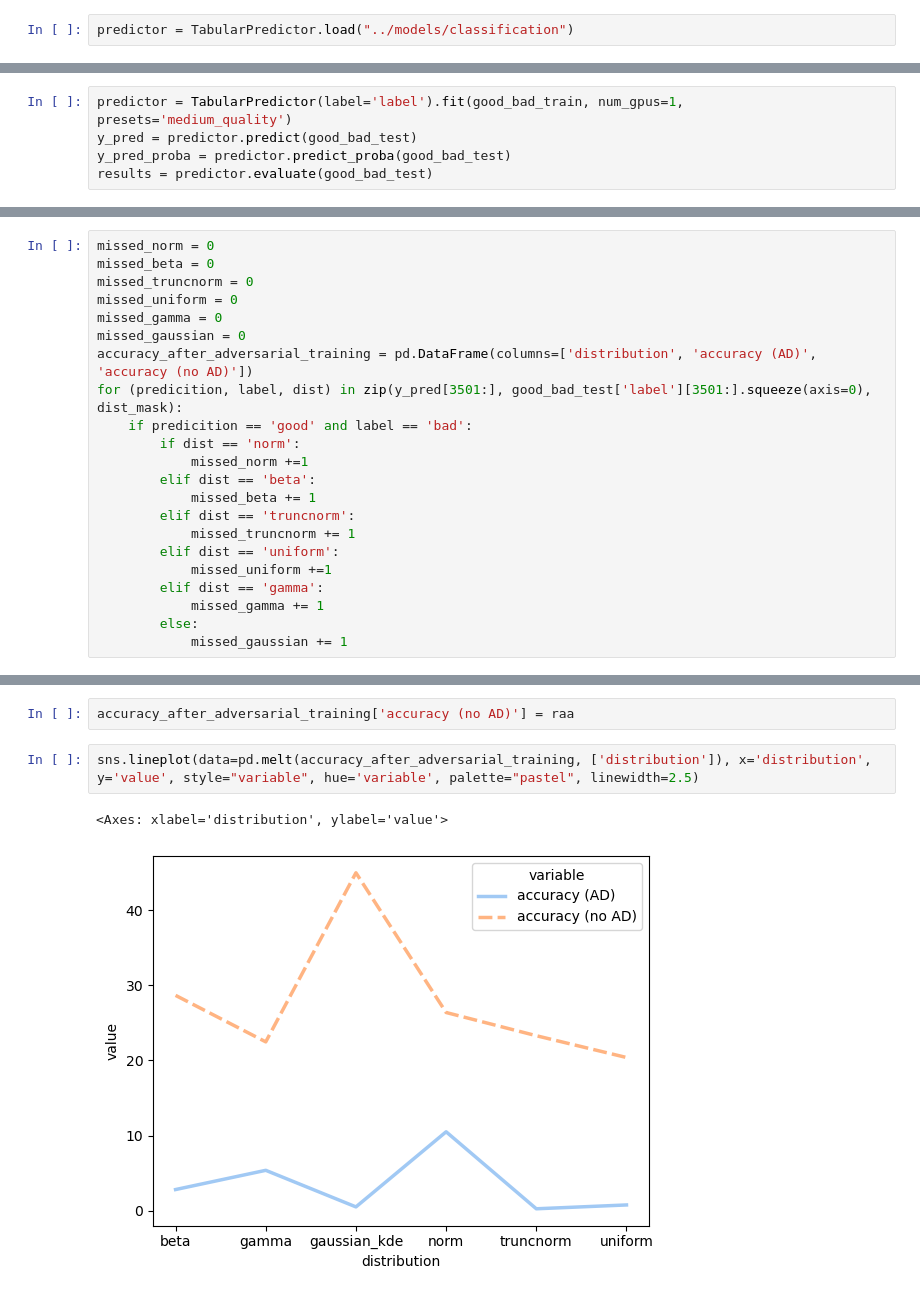
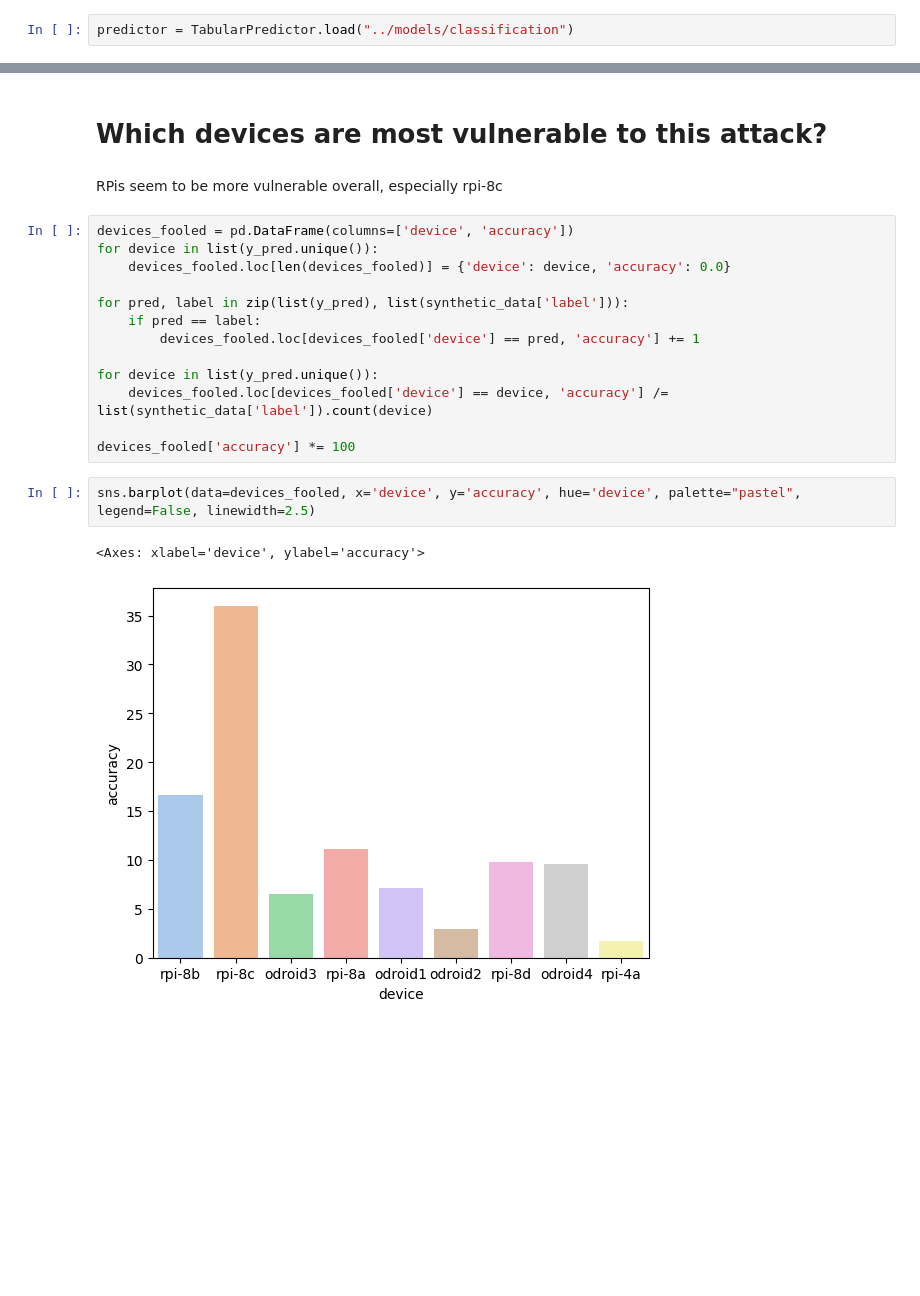
Before and after one commit to brite3001/IoT-GPU-ID, a Jupyter notebook: Experiment 2 - Spoofing Attack Detection/GaussianCopula-attack.ipynb, the cells around one changed output, grey strips where cells are left out. Cells and saved outputs as stored; diff of their text form; blank space fills up the shorter version.

Commit message:
fixed gaussian tests

```diff
--- a/Experiment 2 - Spoofing Attack Detection/GaussianCopula-attack.ipynb
+++ b/Experiment 2 - Spoofing Attack Detection/GaussianCopula-attack.ipynb
@@ -184,5 +104,0 @@ len(good_bad_test)
-# %%
-predictor = TabularPredictor(label='label').fit(good_bad_train, num_gpus=1, presets='medium_quality')
-y_pred = predictor.predict(good_bad_test)
-y_pred_proba = predictor.predict_proba(good_bad_test)
-results = predictor.evaluate(good_bad_test)
@@ -238,22 +104,0 @@ Name: label, Length: 7010, dtype: object
-# %%
-missed_norm = 0
-missed_beta = 0
-missed_truncnorm = 0
-missed_uniform = 0
-missed_gamma = 0
-missed_gaussian = 0
-accuracy_after_adversarial_training = pd.DataFrame(columns=['distribution', 'accuracy (AD)', 'accuracy (no AD)'])
-for (predicition, label, dist) in zip(y_pred[3501:], good_bad_test['label'][3501:].squeeze(axis=0), dist_mask):
-    if predicition == 'good' and label == 'bad':
-        if dist == 'norm':
-            missed_norm +=1
-        elif dist == 'beta':
-            missed_beta += 1
-        elif dist == 'truncnorm':
-            missed_truncnorm += 1
-        elif dist == 'uniform':
-            missed_uniform +=1
-        elif dist == 'gamma':
-            missed_gamma += 1
-        else:
-            missed_gaussian += 1
@@ -280,7 +105,22 @@ for i in range(6):
-# %%
-accuracy_after_adversarial_training['accuracy (no AD)'] = raa
-# %%
-sns.lineplot(data=pd.melt(accuracy_after_adversarial_training, ['distribution']), x='distribution', y='value', style="variable", hue='variable', palette="pastel", linewidth=2.5)
-# %% [output]
-<Axes: xlabel='distribution', ylabel='value'>
-[figure, removed]
+# %% [markdown]
+# Which devices are most vulnerable to this attack?
+# %% [markdown]
+RPis seem to be more vulnerable overall, especially rpi-8c
+# %%
+devices_fooled = pd.DataFrame(columns=['device', 'accuracy'])
+for device in list(y_pred.unique()):
+    devices_fooled.loc[len(devices_fooled)] = {'device': device, 'accuracy': 0.0}
+
+for pred, label in zip(list(y_pred), list(synthetic_data['label'])):
+    if pred == label:
+        devices_fooled.loc[devices_fooled['device'] == pred, 'accuracy'] += 1
+
+for device in list(y_pred.unique()):
+    devices_fooled.loc[devices_fooled['device'] == device, 'accuracy'] /= list(synthetic_data['label']).count(device)
+
+devices_fooled['accuracy'] *= 100
+# %%
+sns.barplot(data=devices_fooled, x='device', y='accuracy', hue='device', palette="pastel", legend=False, linewidth=2.5)
+# %% [output]
+<Axes: xlabel='device', ylabel='accuracy'>
+[figure, added]
```
Also changed, not shown: parts of 46 cells of this notebook, 3 other files.
